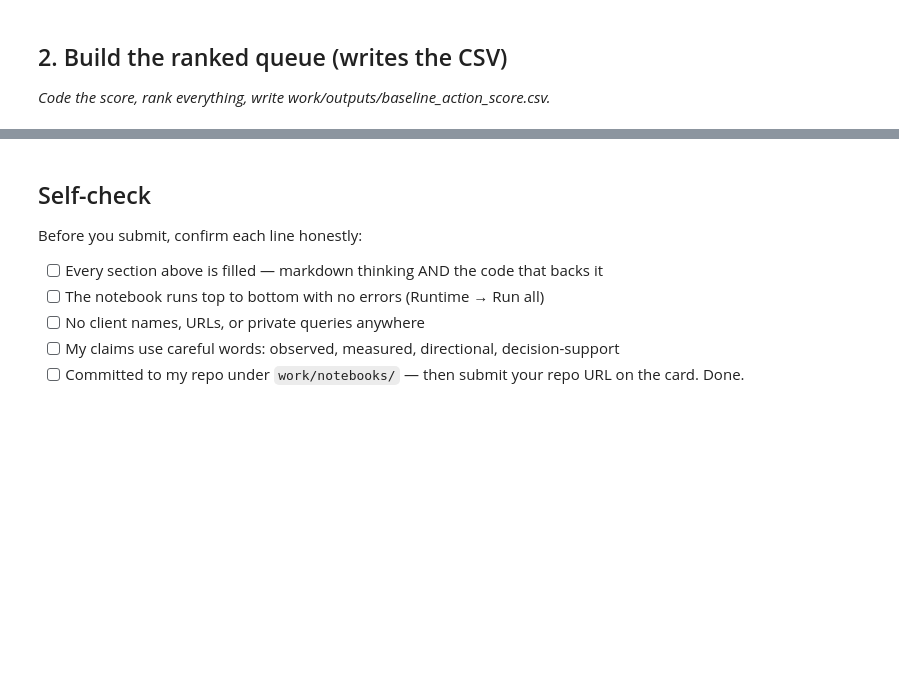
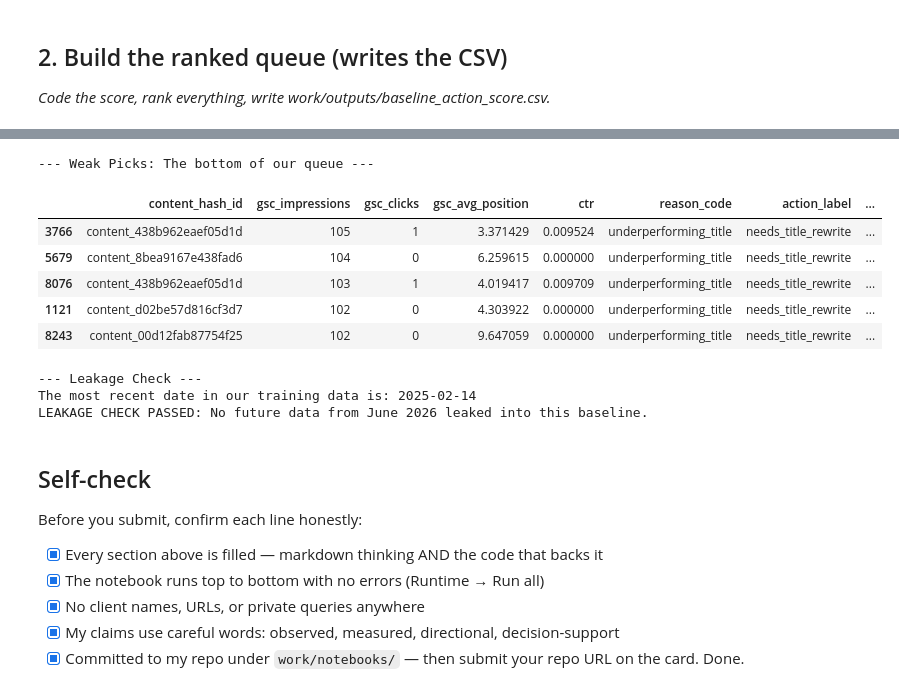
Before and after one commit to soumyajeetrc/flyrank-internship-ml, a Jupyter notebook: work/notebooks/w04_baseline_score.ipynb, the cells around one changed output, grey strips where cells are left out. Saved outputs shown, nothing was run; the diff lists cells and outputs as text; code cells hidden in the pictures; blank space fills up the shorter version.

```diff
--- a/work/notebooks/w04_baseline_score.ipynb
+++ b/work/notebooks/w04_baseline_score.ipynb
@@ -37,10 +150,37 @@ This skeleton is yours to fill. Work the sections **in order** — each one has
+# %%
+# This cell is for CODE (numbers, a query, a check).
+# Write your text answer in the cell ABOVE this one — typing sentences here breaks Run All.
+print("--- Weak Picks: The bottom of our queue ---")
+# Showing the lowest-priority flags
+display(final_queue.tail(5))
+
+print("\n--- Leakage Check ---")
+# Proving we did not accidentally use data from the final testing month (June 2026)
+max_date_used = df['report_date'].max()
+print(f"The most recent date in our training data is: {max_date_used}")
+
+if '2026-06' not in str(max_date_used):
+    print("LEAKAGE CHECK PASSED: No future data from June 2026 leaked into this baseline.")
+else:
+    print("WARNING: Future data detected!")
+# %% [output]
+--- Weak Picks: The bottom of our queue ---
+|  | content_hash_id | gsc_impressions | gsc_clicks | gsc_avg_position | ctr | reason_code | action_label | ... |
+| 3766 | content_438b962eaef05d1d | 105 | 1 | 3.371429 | 0.009524 | underperforming_title | needs_title_rewrite | ... |
+| 5679 | content_8bea9167e438fad6 | 104 | 0 | 6.259615 | 0.000000 | underperforming_title | needs_title_rewrite | ... |
+| 8076 | content_438b962eaef05d1d | 103 | 1 | 4.019417 | 0.009709 | underperforming_title | needs_title_rewrite | ... |
+| 1121 | content_d02be57d816cf3d7 | 102 | 0 | 4.303922 | 0.000000 | underperforming_title | needs_title_rewrite | ... |
+| 8243 | content_00d12fab87754f25 | 102 | 0 | 9.647059 | 0.000000 | underperforming_title | needs_title_rewrite | ... |
+--- Leakage Check ---
+The most recent date in our training data is: 2025-02-14
+LEAKAGE CHECK PASSED: No future data from June 2026 leaked into this baseline.
 # %% [markdown]
 ## Self-check
 
 Before you submit, confirm each line honestly:
 
-- [ ] Every section above is filled — markdown thinking AND the code that backs it
-- [ ] The notebook runs top to bottom with no errors (Runtime → Run all)
-- [ ] No client names, URLs, or private queries anywhere
-- [ ] My claims use careful words: observed, measured, directional, decision-support
-- [ ] Committed to my repo under `work/notebooks/` — then submit your repo URL on the card. Done.
+- [x] Every section above is filled — markdown thinking AND the code that backs it
+- [x] The notebook runs top to bottom with no errors (Runtime → Run all)
+- [x] No client names, URLs, or private queries anywhere
+- [x] My claims use careful words: observed, measured, directional, decision-support
+- [x] Committed to my repo under `work/notebooks/` — then submit your repo URL on the card. Done.
```
Also changed, not shown: parts of 12 cells of this notebook.
